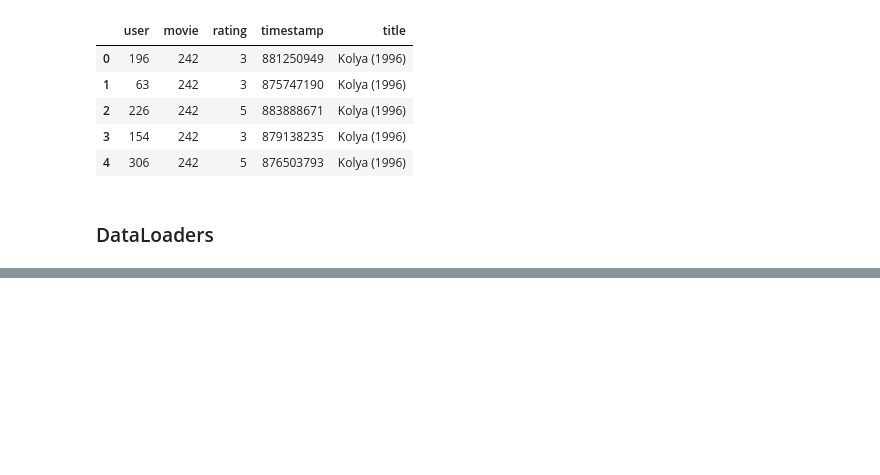
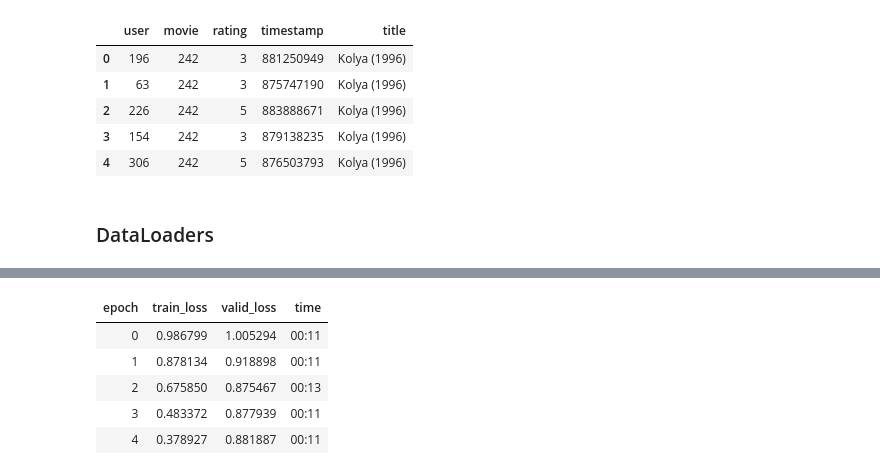
Before and after one commit to mtm-007/Recommeder-Systems, a Jupyter notebook: colabrative_filterig_fastai.ipynb, the cells around one changed output, grey strips where cells are left out. Drawn from its saved outputs; the diff is of its cells as text; code cells hidden in the pictures; blank space fills up the shorter version.

```diff
--- a/colabrative_filterig_fastai.ipynb
+++ b/colabrative_filterig_fastai.ipynb
@@ -80,0 +122,23 @@ movie_factors = torch.randn(n_movies,n_factors)
+# %%
+class DotProduct(Module):
+  def __init__(self,n_user,n_movies,n_factors,y_range=(0,5.5)):
+    self.user_factors = Embedding(n_user, n_factors)
+    self.movie_factors = Embedding(n_movies, n_factors)
+    self.y_range = y_range
+
+  def forward(self,x):
+    users = self.user_factors(x[:,0])
+    movies = self.movie_factors(x[:,1])
+    return sigmoid_range((users*movies).sum(dim=1),*self.y_range)
+# %%
+# this is run after sigmoid_range is added to the DotProduct classs
+model = DotProduct(n_user,n_movies,50)
+Learn = Learner(dls,model,loss_func=MSELossFlat())
+Learn.fit_one_cycle(5,5e-3)
+# %% [output]
+| epoch | train_loss | valid_loss | time |
+| 0 | 0.986799 | 1.005294 | 00:11 |
+| 1 | 0.878134 | 0.918898 | 00:11 |
+| 2 | 0.675850 | 0.875467 | 00:13 |
+| 3 | 0.483372 | 0.877939 | 00:11 |
+| 4 | 0.378927 | 0.881887 | 00:11 |
```
Also changed, not shown: parts of 26 cells of this notebook.
